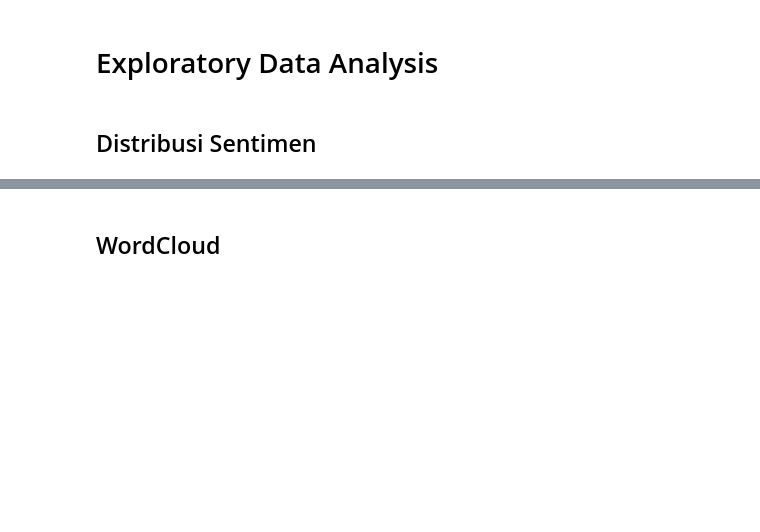
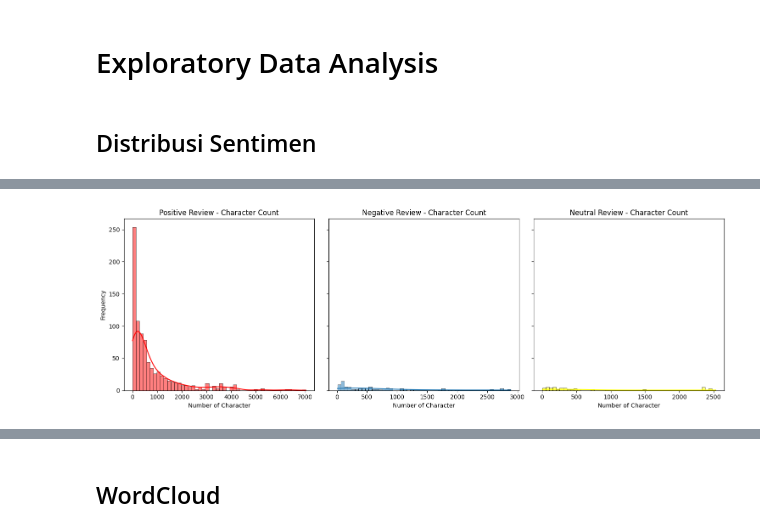
Before and after one commit to zhafirabdurrahman/tws-recommender-system, a Jupyter notebook: modeling.ipynb, the cells around one changed output, grey strips where cells are left out. Saved outputs shown, nothing was run; the diff lists cells and outputs as text; code cells hidden in the pictures; blank space fills up the shorter version.

```diff
--- a/modeling.ipynb
+++ b/modeling.ipynb
@@ -157,0 +163,20 @@ sns.countplot(data=df_review, x='label', palette='pastel')
+# %%
+fig, axes = plt.subplots(1, 3, figsize=(15, 5), sharey=True)
+
+sns.histplot(data=eda[eda['label'] == 'Positive'], x='char_count', bins=50, kde=True, ax=axes[0], color='red')
+axes[0].set_title('Positive Review - Character Count')
+axes[0].set_xlabel('Number of Character')
+axes[0].set_ylabel('Frequency')
+
+sns.histplot(data=eda[eda['label'] == 'Negative'], x='char_count', bins=50, kde=True, ax=axes[1])
+axes[1].set_title('Negative Review - Character Count')
+axes[1].set_xlabel('Number of Character')
+
+sns.histplot(data=eda[eda['label'] == 'Neutral'], x='char_count', bins=50, kde=True, ax=axes[2], color ='yellow')
+axes[2].set_title('Neutral Review - Character Count')
+axes[2].set_xlabel('Number of Character')
+
+plt.tight_layout()
+plt.show()
+# %% [output]
+[figure, added]
```
Also changed, not shown: parts of 28 cells of this notebook, 2 other files.
